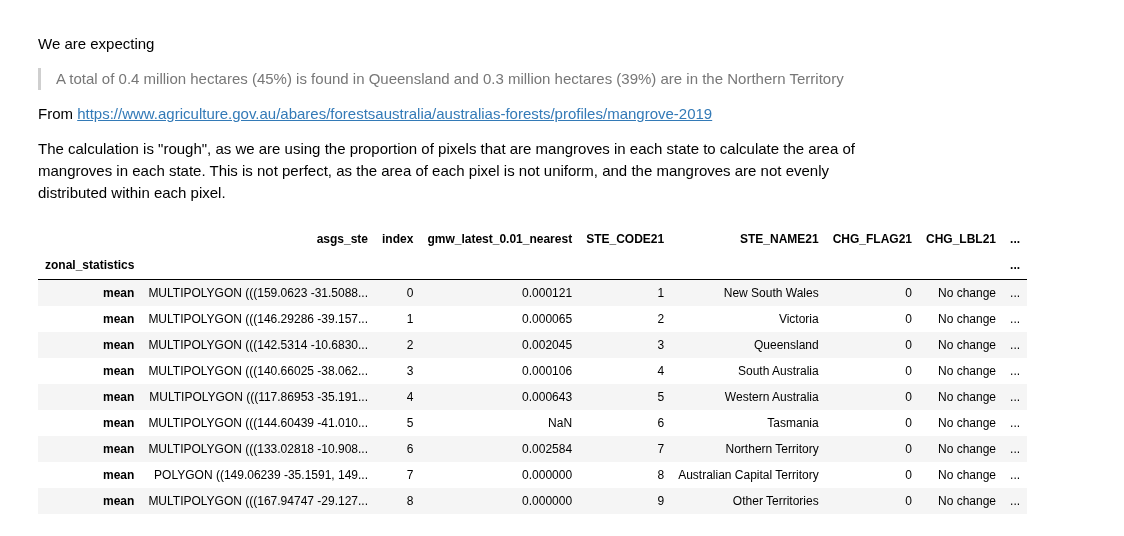
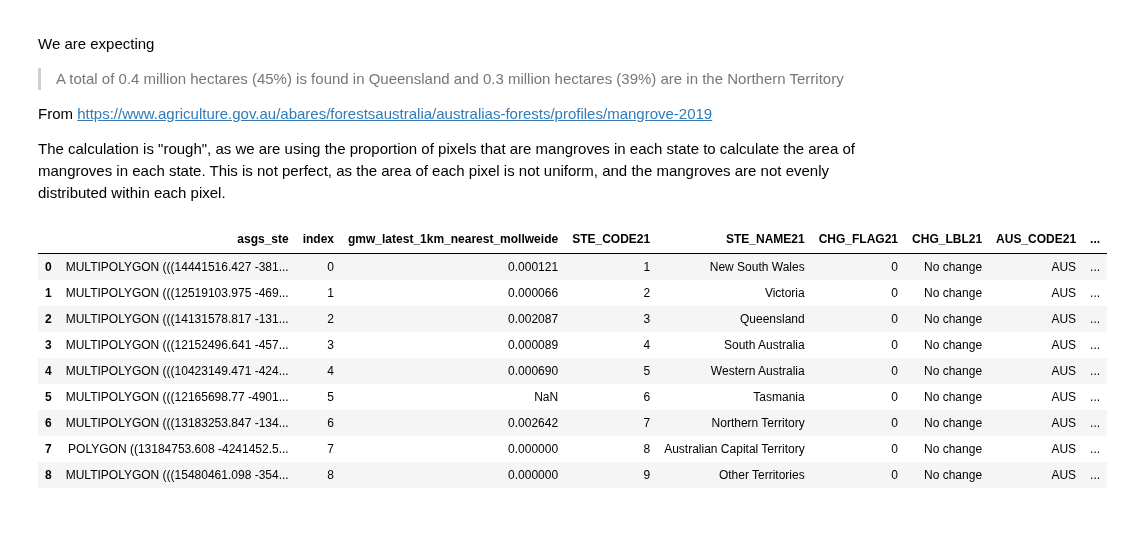
Before and after one commit to SustainableDevelopmentReform/csdr-cloud-spatial, a Jupyter notebook: datasets/global-mangrove-watch-annual-extent/notebook.ipynb, the cells around one changed output. Cells and saved outputs as stored; diff of their text form; code cells hidden in the pictures.

```diff
--- a/datasets/global-mangrove-watch-annual-extent/notebook.ipynb
+++ b/datasets/global-mangrove-watch-annual-extent/notebook.ipynb
@@ -283,25 +332,24 @@ The calculation is "rough", as we are using the proportion of pixels that are ma
 # %%
 # Read in geoparquet to calculate (rough) area of each state
 import geopandas as gpd
 
 gmw_mean = gpd.read_parquet("out/gmw_mean.parquet")
 
-# Multiply columns "AREASQKM21" and "gmw_latest_0.01_nearest" to get rough area of mangroves in each state
-gmw_mean["mangrove_area"] = gmw_mean["AREASQKM21"] * gmw_mean["gmw_latest_0.01_nearest"]
+# Multiply columns "AREASQKM21" and "gmw_latest_1km_nearest_mollweide" to get rough area of mangroves in each state
+gmw_mean["mangrove_area"] = gmw_mean["AREASQKM21"] * gmw_mean["gmw_latest_1km_nearest_mollweide"]
 
 gmw_mean
 # %% [output]
-|  | asgs_ste | index | gmw_latest_0.01_nearest | STE_CODE21 | STE_NAME21 | CHG_FLAG21 | CHG_LBL21 | ... |
-| zonal_statistics |  |  |  |  |  |  |  | ... |
-| mean | MULTIPOLYGON (((159.0623 -31.5088... | 0 | 0.000121 | 1 | New South Wales | 0 | No change | ... |
-| mean | MULTIPOLYGON (((146.29286 -39.157... | 1 | 0.000065 | 2 | Victoria | 0 | No change | ... |
-| mean | MULTIPOLYGON (((142.5314 -10.6830... | 2 | 0.002045 | 3 | Queensland | 0 | No change | ... |
-| mean | MULTIPOLYGON (((140.66025 -38.062... | 3 | 0.000106 | 4 | South Australia | 0 | No change | ... |
-| mean | MULTIPOLYGON (((117.86953 -35.191... | 4 | 0.000643 | 5 | Western Australia | 0 | No change | ... |
-| mean | MULTIPOLYGON (((144.60439 -41.010... | 5 | NaN | 6 | Tasmania | 0 | No change | ... |
-| mean | MULTIPOLYGON (((133.02818 -10.908... | 6 | 0.002584 | 7 | Northern Territory | 0 | No change | ... |
-| mean | POLYGON ((149.06239 -35.1591, 149... | 7 | 0.000000 | 8 | Australian Capital Territory | 0 | No change | ... |
-| mean | MULTIPOLYGON (((167.94747 -29.127... | 8 | 0.000000 | 9 | Other Territories | 0 | No change | ... |
+|  | asgs_ste | index | gmw_latest_1km_nearest_mollweide | STE_CODE21 | STE_NAME21 | CHG_FLAG21 | CHG_LBL21 | AUS_CODE21 | ... |
+| 0 | MULTIPOLYGON (((14441516.427 -381... | 0 | 0.000121 | 1 | New South Wales | 0 | No change | AUS | ... |
+| 1 | MULTIPOLYGON (((12519103.975 -469... | 1 | 0.000066 | 2 | Victoria | 0 | No change | AUS | ... |
+| 2 | MULTIPOLYGON (((14131578.817 -131... | 2 | 0.002087 | 3 | Queensland | 0 | No change | AUS | ... |
+| 3 | MULTIPOLYGON (((12152496.641 -457... | 3 | 0.000089 | 4 | South Australia | 0 | No change | AUS | ... |
+| 4 | MULTIPOLYGON (((10423149.471 -424... | 4 | 0.000690 | 5 | Western Australia | 0 | No change | AUS | ... |
+| 5 | MULTIPOLYGON (((12165698.77 -4901... | 5 | NaN | 6 | Tasmania | 0 | No change | AUS | ... |
+| 6 | MULTIPOLYGON (((13183253.847 -134... | 6 | 0.002642 | 7 | Northern Territory | 0 | No change | AUS | ... |
+| 7 | POLYGON ((13184753.608 -4241452.5... | 7 | 0.000000 | 8 | Australian Capital Territory | 0 | No change | AUS | ... |
+| 8 | MULTIPOLYGON (((15480461.098 -354... | 8 | 0.000000 | 9 | Other Territories | 0 | No change | AUS | ... |
 # %%
 # Plot
 gmw_mean.plot(column="mangrove_area", legend=True)
```
Also changed, not shown: parts of 21 cells of this notebook, 1 other file.
